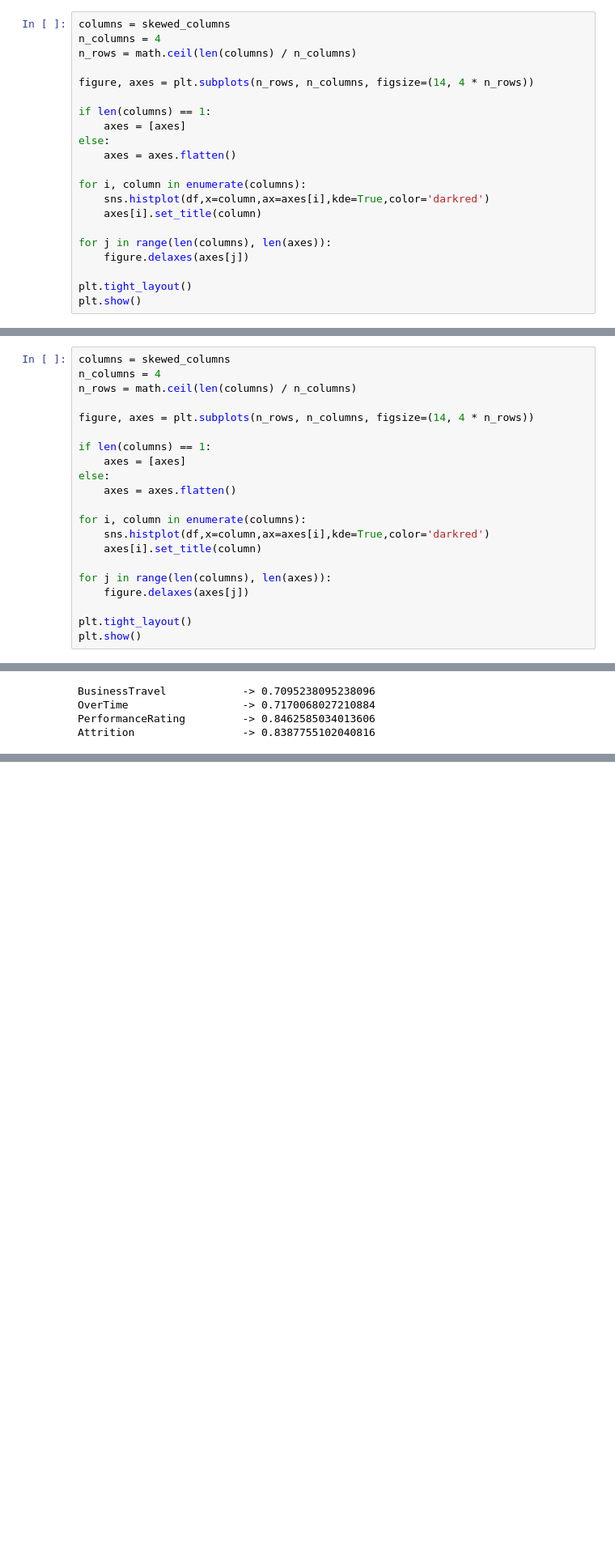
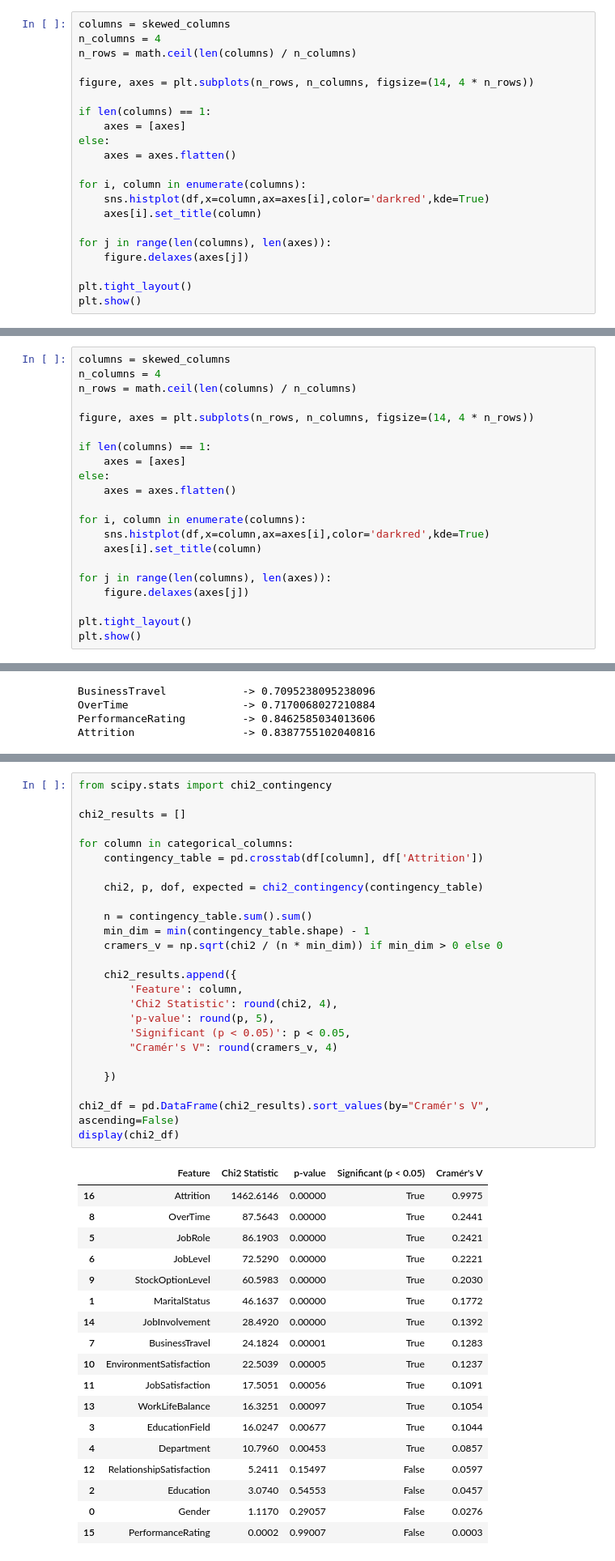
Before and after one commit to Mostafa-1-Abdo/depi-ml-projects, a Jupyter notebook: HRChurn-Employee-Attrition-Intelligence-Predictor/notebooks/mostafa_experiments/preprocessing.ipynb, the cells around one changed output, grey strips where cells are left out. Shown at 81% size. Saved outputs shown, nothing was run; the diff lists cells and outputs as text; blank space fills up the shorter version.

```diff
--- a/HRChurn-Employee-Attrition-Intelligence-Predictor/notebooks/mostafa_experiments/preprocessing.ipynb
+++ b/HRChurn-Employee-Attrition-Intelligence-Predictor/notebooks/mostafa_experiments/preprocessing.ipynb
@@ -234,7 +234,7 @@ else:
     axes = axes.flatten()
 
 for i, column in enumerate(columns):
-    sns.histplot(df,x=column,ax=axes[i],kde=True,color='darkred')
+    sns.histplot(df,x=column,ax=axes[i],color='darkred',kde=True)
     axes[i].set_title(column)
 
 for j in range(len(columns), len(axes)):
@@ -260,7 +260,7 @@ else:
     axes = axes.flatten()
 
 for i, column in enumerate(columns):
-    sns.histplot(df,x=column,ax=axes[i],kde=True,color='darkred')
+    sns.histplot(df,x=column,ax=axes[i],color='darkred',kde=True)
     axes[i].set_title(column)
 
 for j in range(len(columns), len(axes)):
@@ -311,0 +337,44 @@ plt.show()
+# %%
+from scipy.stats import chi2_contingency
+
+chi2_results = []
+
+for column in categorical_columns:
+    contingency_table = pd.crosstab(df[column], df['Attrition'])
+
+    chi2, p, dof, expected = chi2_contingency(contingency_table)
+
+    n = contingency_table.sum().sum()
+    min_dim = min(contingency_table.shape) - 1
+    cramers_v = np.sqrt(chi2 / (n * min_dim)) if min_dim > 0 else 0
+
+    chi2_results.append({
+        'Feature': column,
+        'Chi2 Statistic': round(chi2, 4),
+        'p-value': round(p, 5),
+        'Significant (p < 0.05)': p < 0.05,
+        "Cramér's V": round(cramers_v, 4)
+
+    })
+
+chi2_df = pd.DataFrame(chi2_results).sort_values(by="Cramér's V", ascending=False)
+display(chi2_df)
+# %% [output]
+|  | Feature | Chi2 Statistic | p-value | Significant (p < 0.05) | Cramér's V |
+| 16 | Attrition | 1462.6146 | 0.00000 | True | 0.9975 |
+| 8 | OverTime | 87.5643 | 0.00000 | True | 0.2441 |
+| 5 | JobRole | 86.1903 | 0.00000 | True | 0.2421 |
+| 6 | JobLevel | 72.5290 | 0.00000 | True | 0.2221 |
+| 9 | StockOptionLevel | 60.5983 | 0.00000 | True | 0.2030 |
+| 1 | MaritalStatus | 46.1637 | 0.00000 | True | 0.1772 |
+| 14 | JobInvolvement | 28.4920 | 0.00000 | True | 0.1392 |
+| 7 | BusinessTravel | 24.1824 | 0.00001 | True | 0.1283 |
+| 10 | EnvironmentSatisfaction | 22.5039 | 0.00005 | True | 0.1237 |
+| 11 | JobSatisfaction | 17.5051 | 0.00056 | True | 0.1091 |
+| 13 | WorkLifeBalance | 16.3251 | 0.00097 | True | 0.1054 |
+| 3 | EducationField | 16.0247 | 0.00677 | True | 0.1044 |
+| 4 | Department | 10.7960 | 0.00453 | True | 0.0857 |
+| 12 | RelationshipSatisfaction | 5.2411 | 0.15497 | False | 0.0597 |
+| 2 | Education | 3.0740 | 0.54553 | False | 0.0457 |
+| 0 | Gender | 1.1170 | 0.29057 | False | 0.0276 |
+| 15 | PerformanceRating | 0.0002 | 0.99007 | False | 0.0003 |
```
Also changed, not shown: parts of 5 cells of this notebook.
